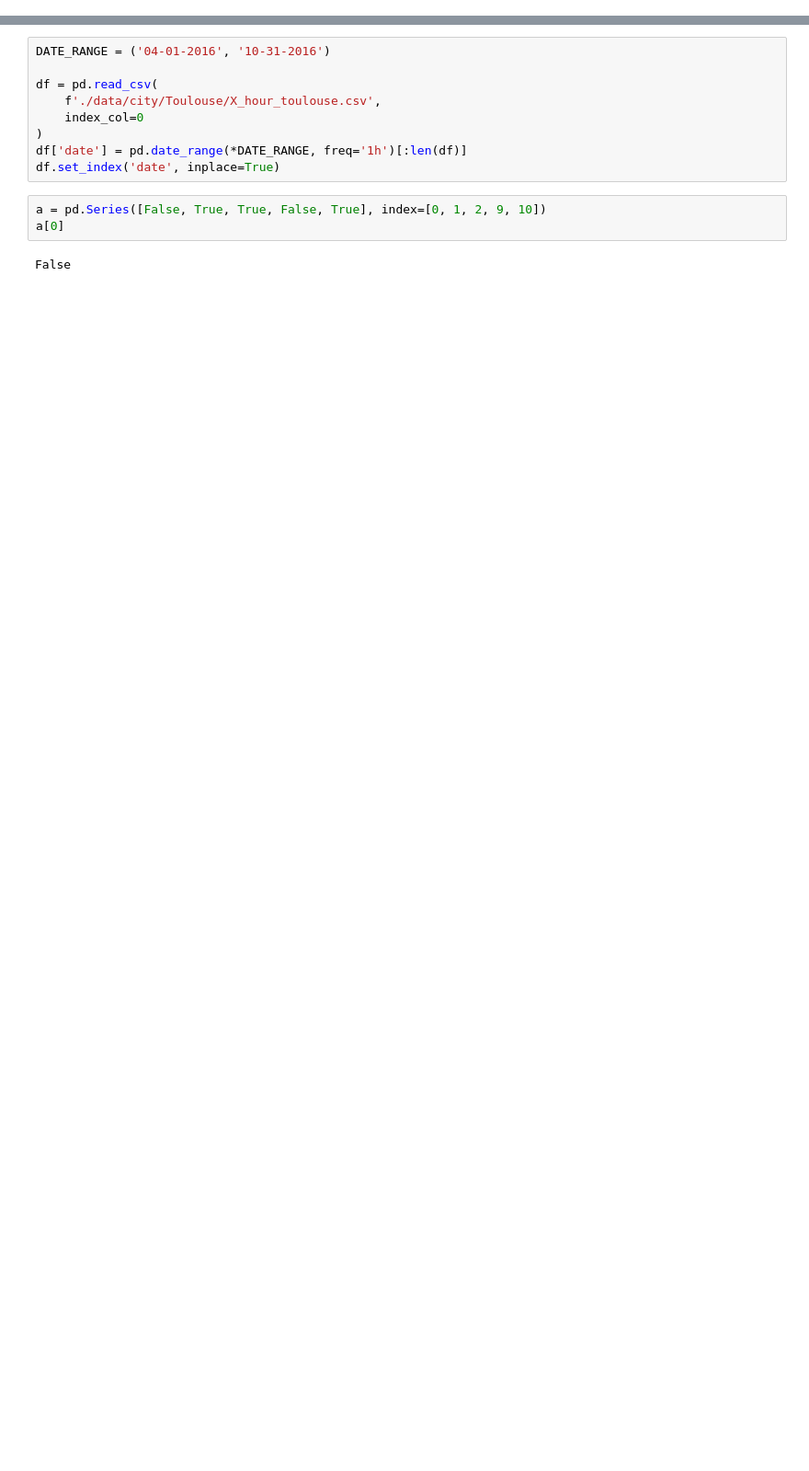
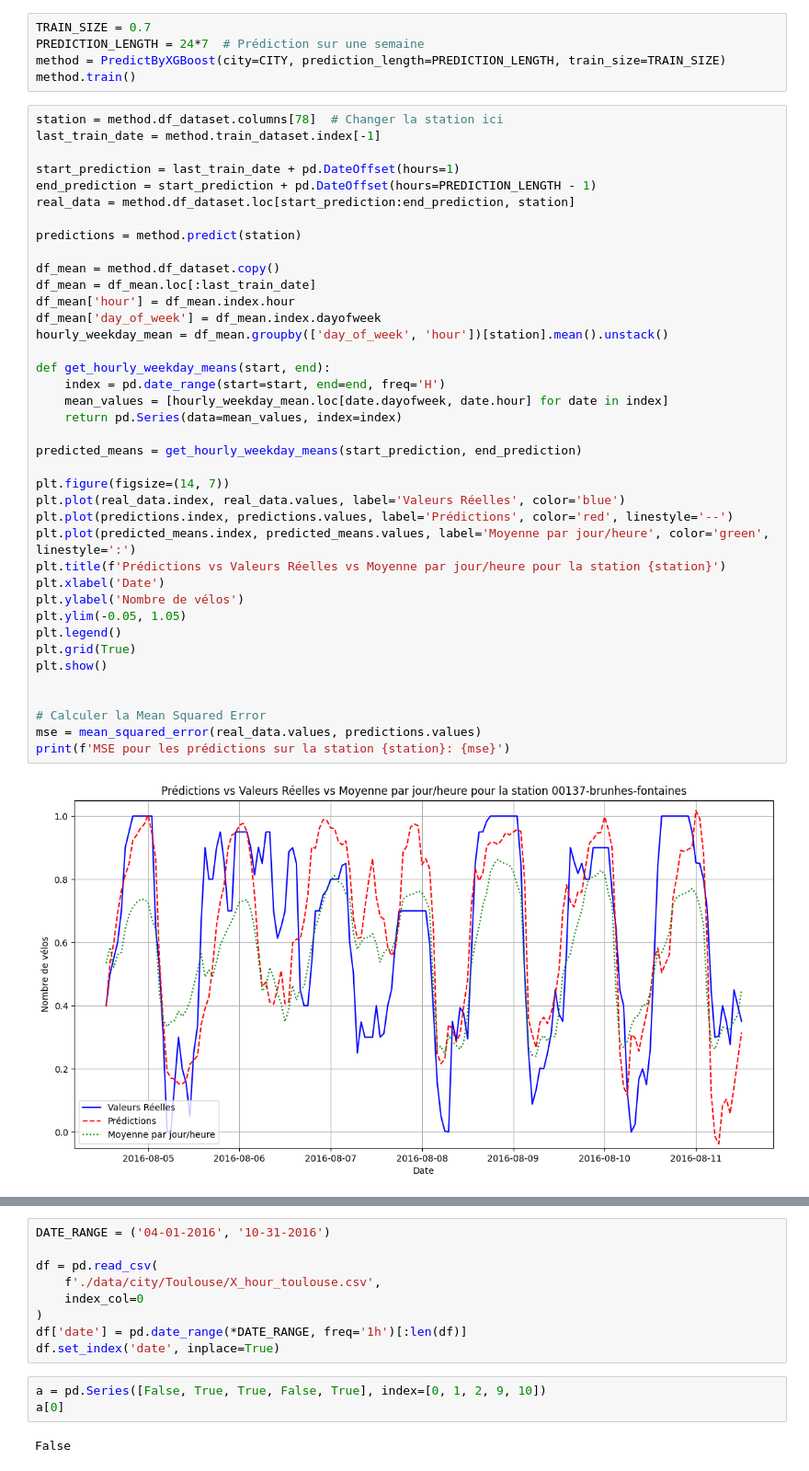
Before and after one commit to Myuketsu/Time-series-predictions-on-bike-station-sensor-networks, a Jupyter notebook: test.ipynb, the cells around one changed output, grey strips where cells are left out. Shown at 92% size. Cells and saved outputs as stored; diff of their text form; blank space fills up the shorter version.

```diff
--- a/test.ipynb
+++ b/test.ipynb
@@ -53,0 +62,46 @@ MSE: 0.07188253785881304
+# %%
+TRAIN_SIZE = 0.7
+PREDICTION_LENGTH = 24*7  # Prédiction sur une semaine
+method = PredictByXGBoost(city=CITY, prediction_length=PREDICTION_LENGTH, train_size=TRAIN_SIZE)
+method.train()
+# %%
+station = method.df_dataset.columns[78]  # Changer la station ici
+last_train_date = method.train_dataset.index[-1]
+
+start_prediction = last_train_date + pd.DateOffset(hours=1)
+end_prediction = start_prediction + pd.DateOffset(hours=PREDICTION_LENGTH - 1)
+real_data = method.df_dataset.loc[start_prediction:end_prediction, station]
+
+predictions = method.predict(station)
+
+df_mean = method.df_dataset.copy()
+df_mean = df_mean.loc[:last_train_date]
+df_mean['hour'] = df_mean.index.hour
+df_mean['day_of_week'] = df_mean.index.dayofweek
+hourly_weekday_mean = df_mean.groupby(['day_of_week', 'hour'])[station].mean().unstack()
+
+def get_hourly_weekday_means(start, end):
+    index = pd.date_range(start=start, end=end, freq='H')
+    mean_values = [hourly_weekday_mean.loc[date.dayofweek, date.hour] for date in index]
+    return pd.Series(data=mean_values, index=index)
+
+predicted_means = get_hourly_weekday_means(start_prediction, end_prediction)
+
+plt.figure(figsize=(14, 7))
+plt.plot(real_data.index, real_data.values, label='Valeurs Réelles', color='blue')
+plt.plot(predictions.index, predictions.values, label='Prédictions', color='red', linestyle='--')
+plt.plot(predicted_means.index, predicted_means.values, label='Moyenne par jour/heure', color='green', linestyle=':')
+plt.title(f'Prédictions vs Valeurs Réelles vs Moyenne par jour/heure pour la station {station}')
+plt.xlabel('Date')
+plt.ylabel('Nombre de vélos')
+plt.ylim(-0.05, 1.05)
+plt.legend()
+plt.grid(True)
+plt.show()
+
+
+# Calculer la Mean Squared Error
+mse = mean_squared_error(real_data.values, predictions.values)
+print(f'MSE pour les prédictions sur la station {station}: {mse}')
+# %% [output]
+[figure, added]
```
Also changed, not shown: parts of 5 cells of this notebook, 3 other files.
